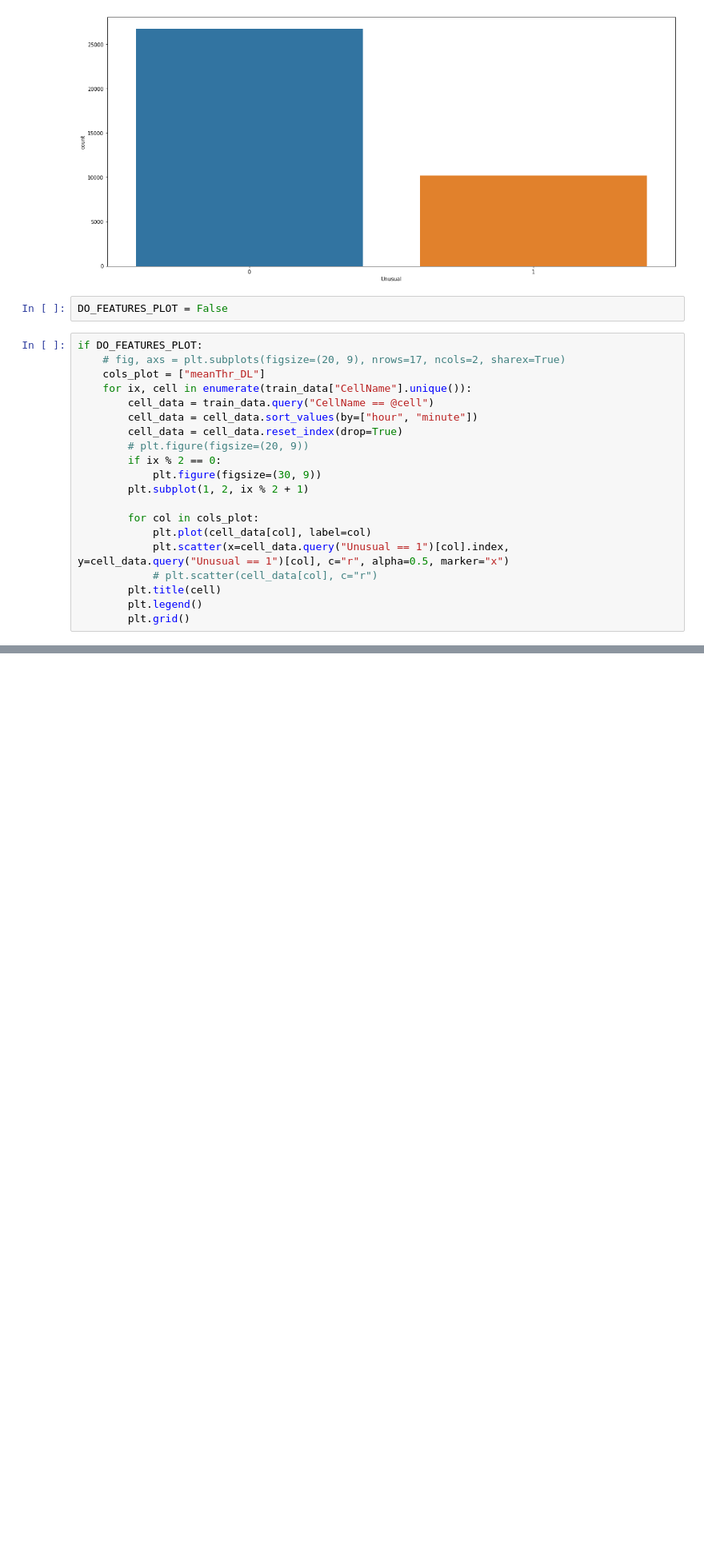
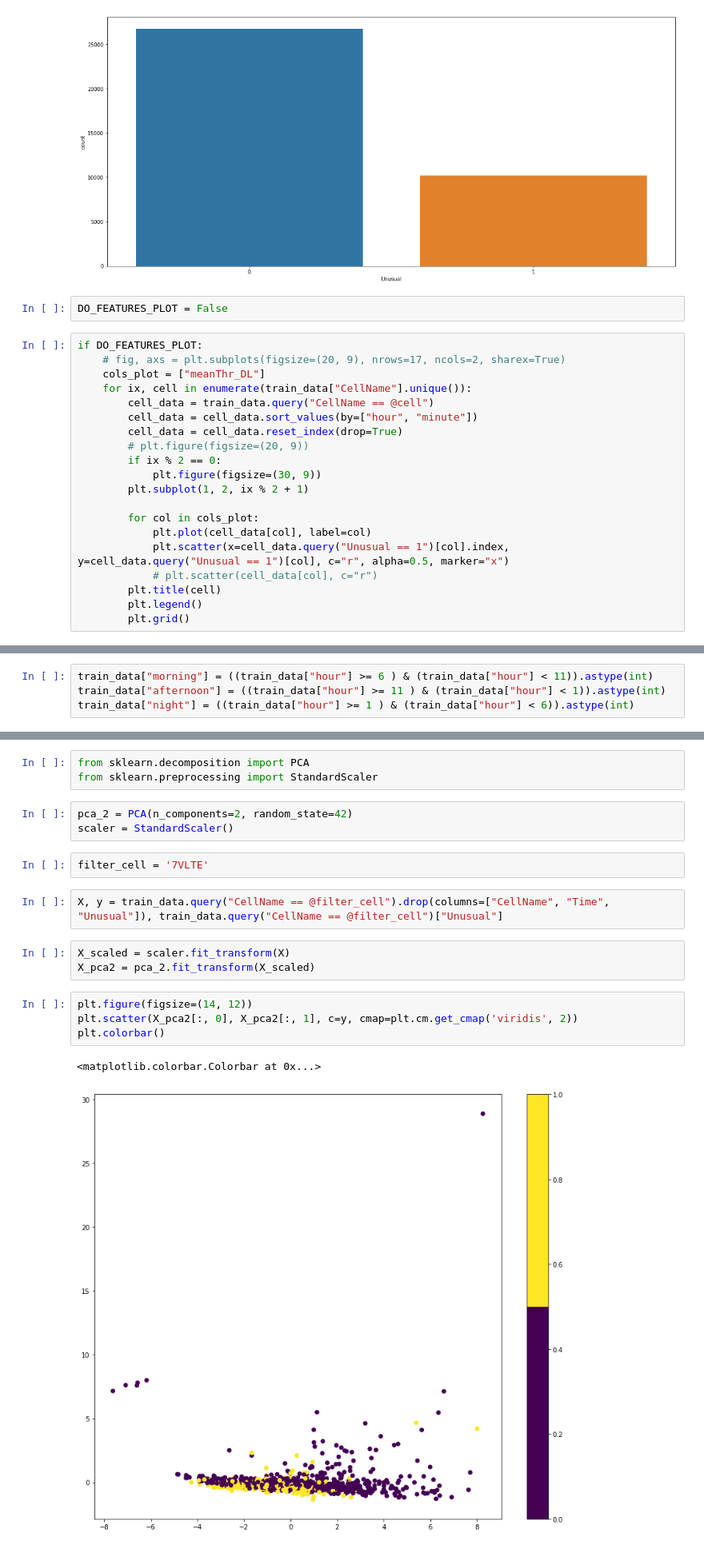
Before and after one commit to n3moy/anomalyDetectionHandbook, a Jupyter notebook: eda.ipynb, the cells around one changed output, grey strips where cells are left out. Shown at 80% size. Cells and saved outputs as stored; diff of their text form; blank space fills up the shorter version.

```diff
--- a/eda.ipynb
+++ b/eda.ipynb
@@ -204,0 +209,4 @@ if DO_FEATURES_PLOT:
+# %%
+train_data["morning"] = ((train_data["hour"] >= 6 ) & (train_data["hour"] < 11)).astype(int)
+train_data["afternoon"] = ((train_data["hour"] >= 11 ) & (train_data["hour"] < 1)).astype(int)
+train_data["night"] = ((train_data["hour"] >= 1 ) & (train_data["hour"] < 6)).astype(int)
@@ -204,0 +222,20 @@ if DO_FEATURES_PLOT:
+# %%
+from sklearn.decomposition import PCA
+from sklearn.preprocessing import StandardScaler
+# %%
+pca_2 = PCA(n_components=2, random_state=42)
+scaler = StandardScaler()
+# %%
+filter_cell = '7VLTE'
+# %%
+X, y = train_data.query("CellName == @filter_cell").drop(columns=["CellName", "Time", "Unusual"]), train_data.query("CellName == @filter_cell")["Unusual"]
+# %%
+X_scaled = scaler.fit_transform(X)
+X_pca2 = pca_2.fit_transform(X_scaled)
+# %%
+plt.figure(figsize=(14, 12))
+plt.scatter(X_pca2[:, 0], X_pca2[:, 1], c=y, cmap=plt.cm.get_cmap('viridis', 2))
+plt.colorbar()
+# %% [output]
+<matplotlib.colorbar.Colorbar at 0x...>
+[figure, added]
```
Also changed, not shown: parts of 5 cells of this notebook.
